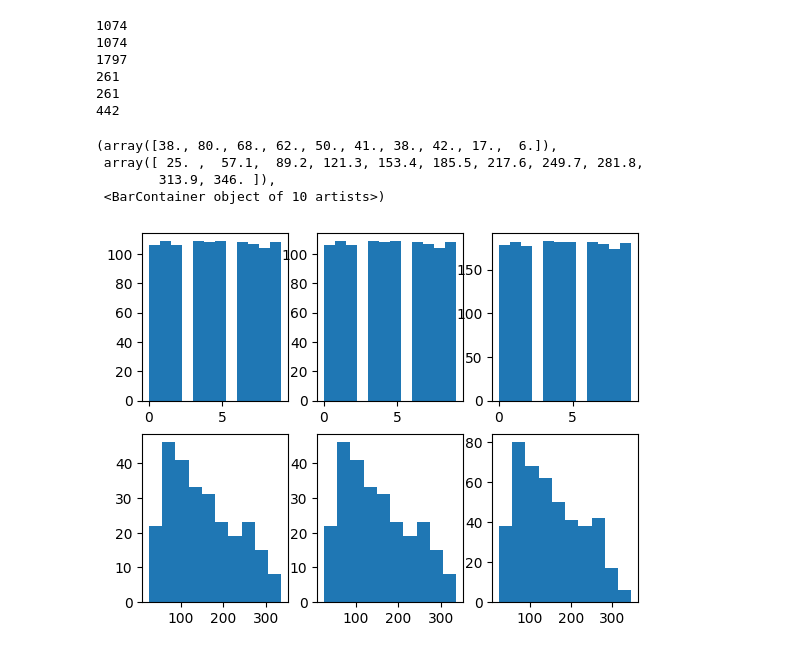
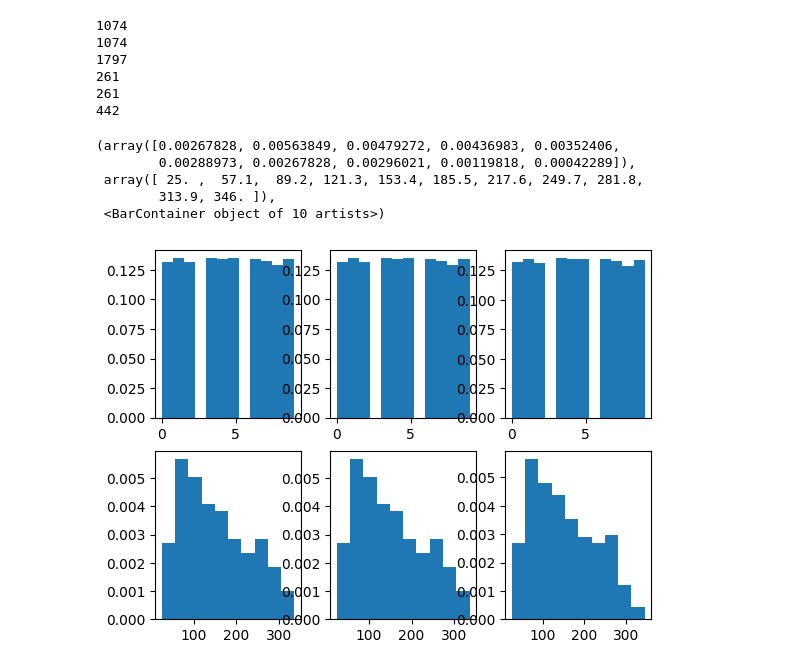
Before and after one commit to Techtonique/nnetsauce, a Jupyter notebook: nnetsauce/demo/thierrymoudiki_050124_subsampling.ipynb, the cells around one changed output. Saved outputs shown, nothing was run; the diff lists cells and outputs as text; code cells hidden in the pictures.

```diff
--- a/nnetsauce/demo/thierrymoudiki_050124_subsampling.ipynb
+++ b/nnetsauce/demo/thierrymoudiki_050124_subsampling.ipynb
@@ -162,15 +162,16 @@ print(len(v))
 442
 # %%
 fig, axs = plt.subplots(2, 3)
-axs[0, 0].hist(u[x1], bins='auto')
-axs[0, 1].hist(u[x2], bins='auto')
-axs[0, 2].hist(u, bins='auto')
-axs[1, 0].hist(v[y1], bins='auto')
-axs[1, 1].hist(v[y2], bins='auto')
-axs[1, 2].hist(v, bins='auto')
+axs[0, 0].hist(u[x1], bins='auto', density=True)
+axs[0, 1].hist(u[x2], bins='auto', density=True)
+axs[0, 2].hist(u, bins='auto', density=True)
+axs[1, 0].hist(v[y1], bins='auto', density=True)
+axs[1, 1].hist(v[y2], bins='auto', density=True)
+axs[1, 2].hist(v, bins='auto', density=True)
 # %% [output]
-(array([38., 80., 68., 62., 50., 41., 38., 42., 17.,  6.]),
+(array([0.00267828, 0.00563849, 0.00479272, 0.00436983, 0.00352406,
+        0.00288973, 0.00267828, 0.00296021, 0.00119818, 0.00042289]),
  array([ 25. ,  57.1,  89.2, 121.3, 153.4, 185.5, 217.6, 249.7, 281.8,
         313.9, 346. ]),
  <BarContainer object of 10 artists>)
-[figure, old version]
+[figure, new version]
```
